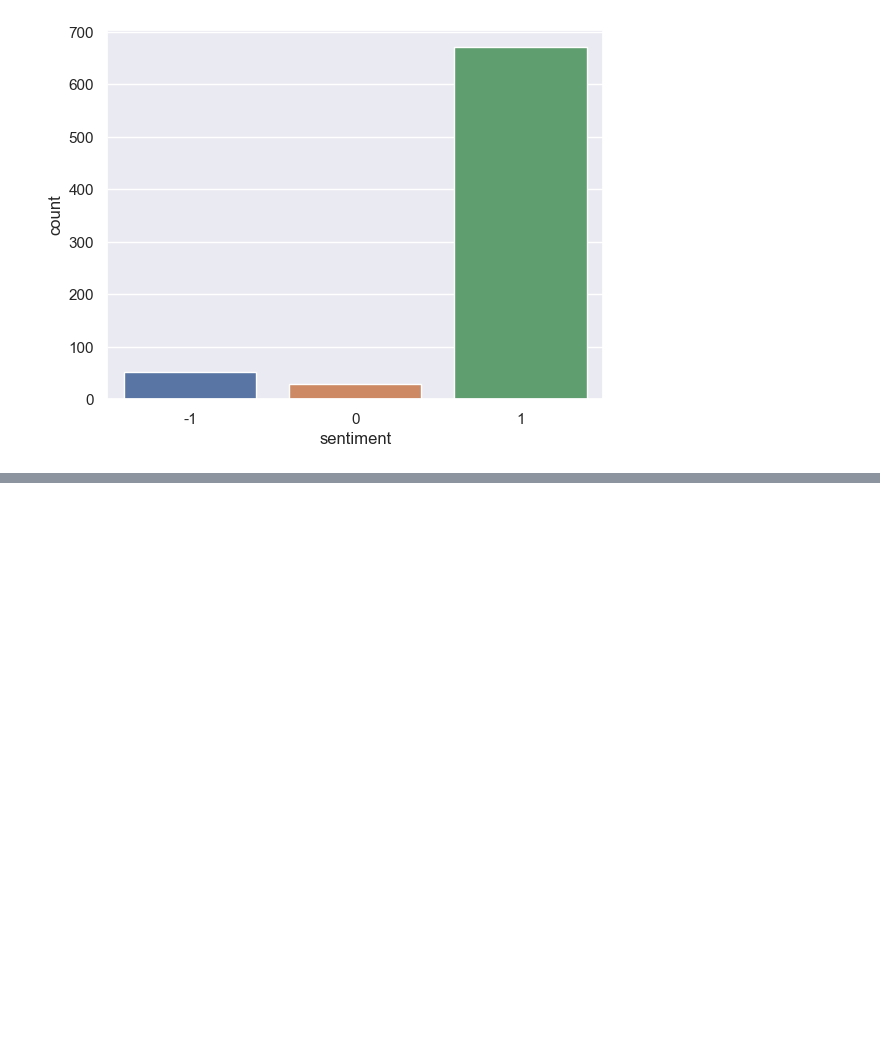
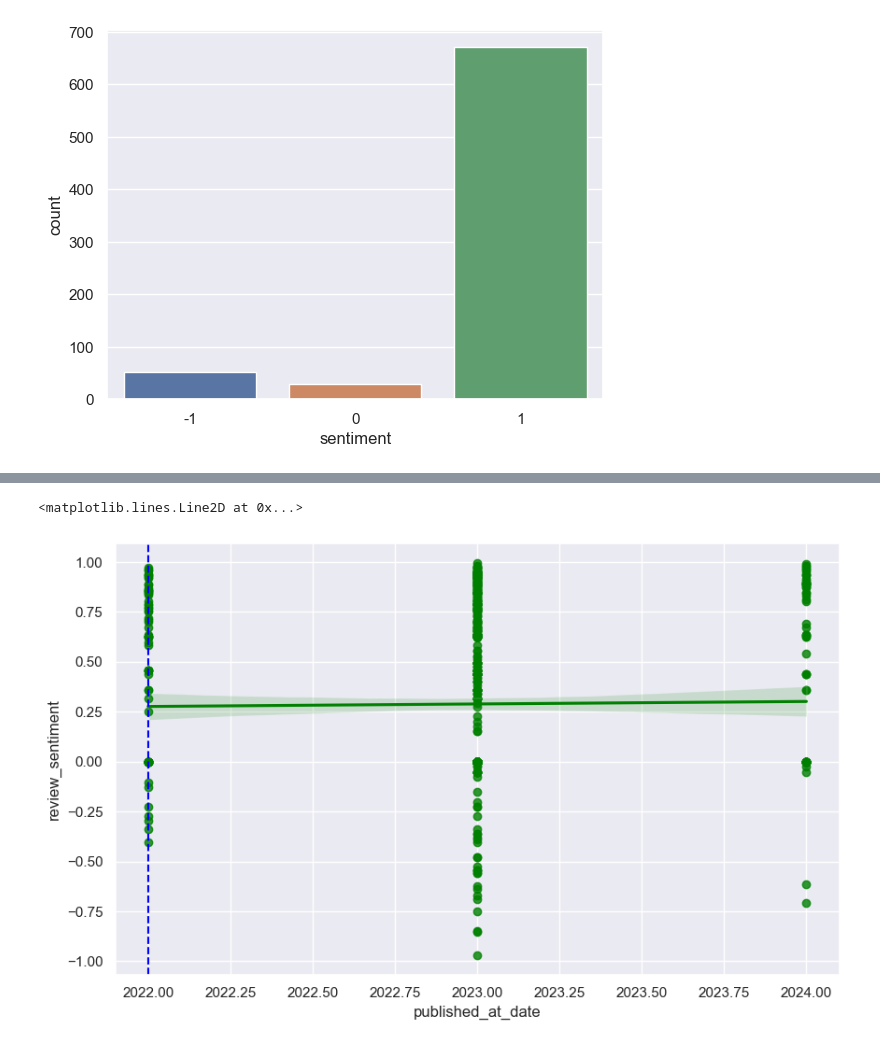
Before and after one commit to aoh705/FoodResearch, a Jupyter notebook: albadawi.ipynb, the cells around one changed output, grey strips where cells are left out. Saved outputs shown, nothing was run; the diff lists cells and outputs as text; code cells hidden in the pictures; blank space fills up the shorter version.

```diff
--- a/albadawi.ipynb
+++ b/albadawi.ipynb
@@ -334,0 +357,7 @@ accuracy_score(preds,y_test)
+# %%
+plt.figure(figsize=(10, 6))
+sns.regplot(data=df, x='published_at_date', y='review_sentiment', marker='o', color='green')
+plt.axvline(x=2022, color='blue', linestyle='--', label='Year 2022')
+# %% [output]
+<matplotlib.lines.Line2D at 0x...>
+[figure, added]
```
Also changed, not shown: parts of 8 cells of this notebook, 28 other files.
